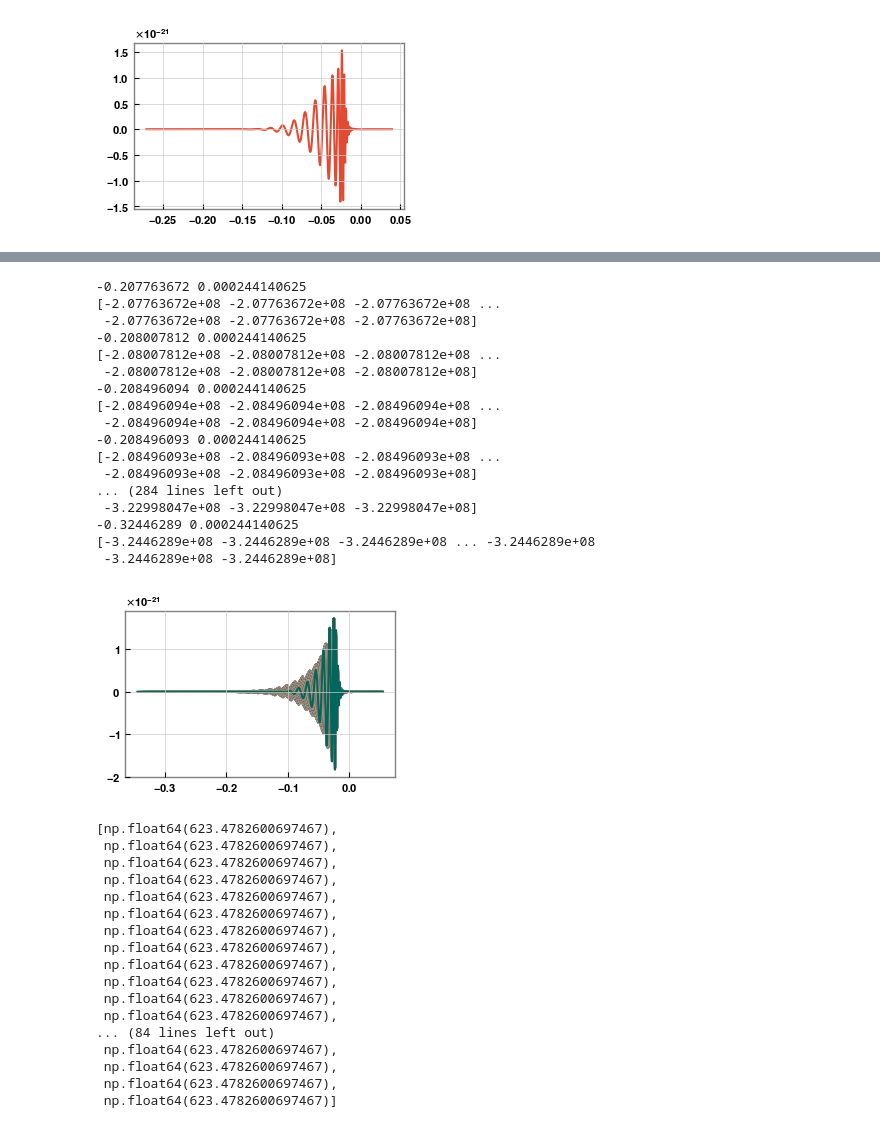
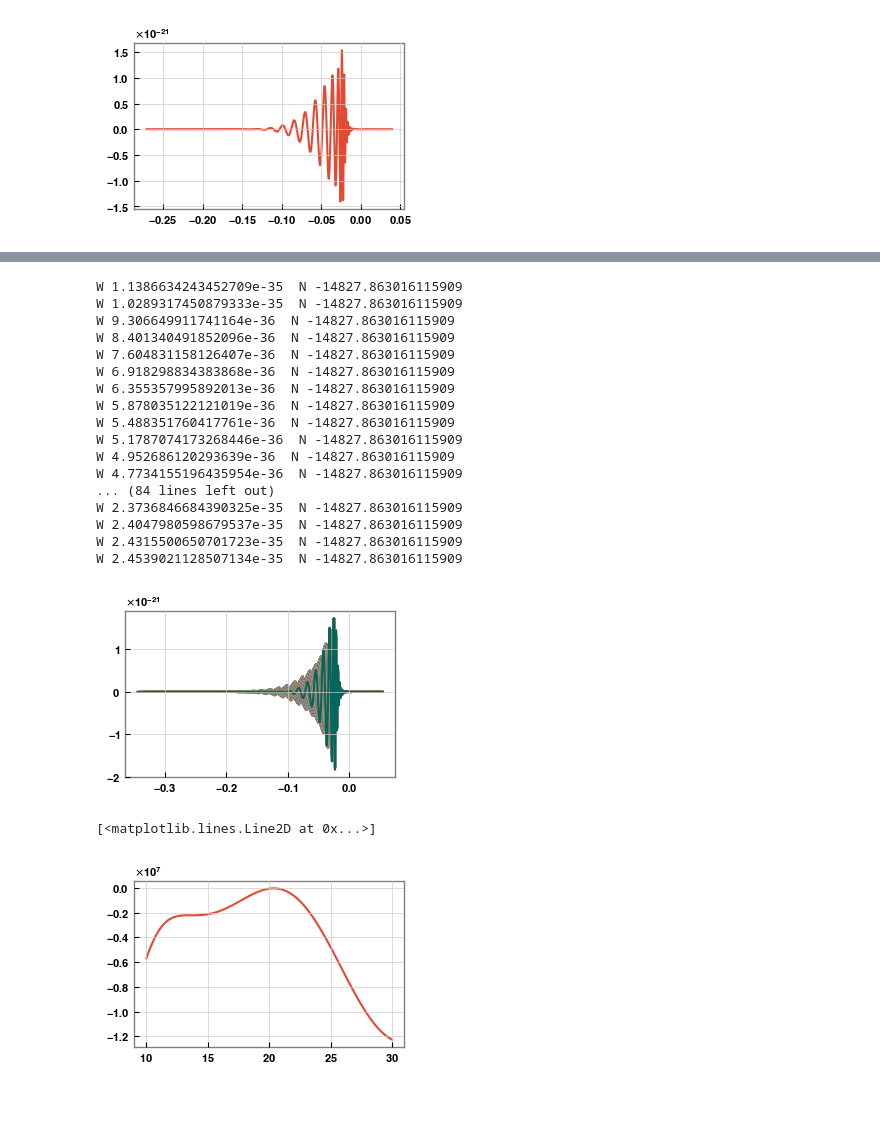
Before and after one commit to transientlunatic/heron, a Jupyter notebook: notebooks/november-2025/01-imrphenomp-checks.ipynb, the cells around one changed output, grey strips where cells are left out. Drawn from its saved outputs; the diff is of its cells as text; code cells hidden in the pictures; blank space fills up the shorter version.

```diff
--- a/notebooks/november-2025/01-imrphenomp-checks.ipynb
+++ b/notebooks/november-2025/01-imrphenomp-checks.ipynb
@@ -54,9 +54,3 @@ likelihood = TimeDomainLikelihood(data=injection,
                                   detector=AdvancedLIGOHanford(),
                                   waveform=IMRPhenomPv2(),
 )
-# %%
-loc.update({"m1": 10})
-test = test_waveform.time_domain(loc).project(detector=AdvancedLIGOHanford(), **position)
-plt.plot(test.times, test)
-print(loc)
-likelihood.log_likelihood(test)
@@ -77,41 +67,26 @@ for w in widths:
         likelihood(loc)
         )
 # %% [output]
--0.207763672 0.000244140625
-[-2.07763672e+08 -2.07763672e+08 -2.07763672e+08 ...
- -2.07763672e+08 -2.07763672e+08 -2.07763672e+08]
--0.208007812 0.000244140625
-[-2.08007812e+08 -2.08007812e+08 -2.08007812e+08 ...
- -2.08007812e+08 -2.08007812e+08 -2.08007812e+08]
--0.208496094 0.000244140625
-[-2.08496094e+08 -2.08496094e+08 -2.08496094e+08 ...
- -2.08496094e+08 -2.08496094e+08 -2.08496094e+08]
--0.208496093 0.000244140625
-[-2.08496093e+08 -2.08496093e+08 -2.08496093e+08 ...
- -2.08496093e+08 -2.08496093e+08 -2.08496093e+08]
-... (284 lines left out)
- -3.22998047e+08 -3.22998047e+08 -3.22998047e+08]
--0.32446289 0.000244140625
-[-3.2446289e+08 -3.2446289e+08 -3.2446289e+08 ... -3.2446289e+08
- -3.2446289e+08 -3.2446289e+08]
+W 1.1386634243452709e-35  N -14827.863016115909
+W 1.0289317450879333e-35  N -14827.863016115909
+W 9.306649911741164e-36  N -14827.863016115909
+W 8.401340491852096e-36  N -14827.863016115909
+W 7.604831158126407e-36  N -14827.863016115909
+W 6.918298834383868e-36  N -14827.863016115909
+W 6.355357995892013e-36  N -14827.863016115909
+W 5.878035122121019e-36  N -14827.863016115909
+W 5.488351760417761e-36  N -14827.863016115909
+W 5.1787074173268446e-36  N -14827.863016115909
+W 4.952686120293639e-36  N -14827.863016115909
+W 4.7734155196435954e-36  N -14827.863016115909
+... (84 lines left out)
+W 2.3736846684390325e-35  N -14827.863016115909
+W 2.4047980598679537e-35  N -14827.863016115909
+W 2.4315500650701723e-35  N -14827.863016115909
+W 2.4539021128507134e-35  N -14827.863016115909
 [figure]
 # %%
-likelihoods
+plt.plot(widths, likelihoods)
 # %% [output]
-[np.float64(623.4782600697467),
- np.float64(623.4782600697467),
- np.float64(623.4782600697467),
- np.float64(623.4782600697467),
- np.float64(623.4782600697467),
- np.float64(623.4782600697467),
- np.float64(623.4782600697467),
- np.float64(623.4782600697467),
- np.float64(623.4782600697467),
- np.float64(623.4782600697467),
- np.float64(623.4782600697467),
- np.float64(623.4782600697467),
-... (84 lines left out)
- np.float64(623.4782600697467),
- np.float64(623.4782600697467),
- np.float64(623.4782600697467),
- np.float64(623.4782600697467)]
+[<matplotlib.lines.Line2D at 0x...>]
+[figure, added]
```
Also changed, not shown: parts of 1 cell of this notebook, 4 other files.
